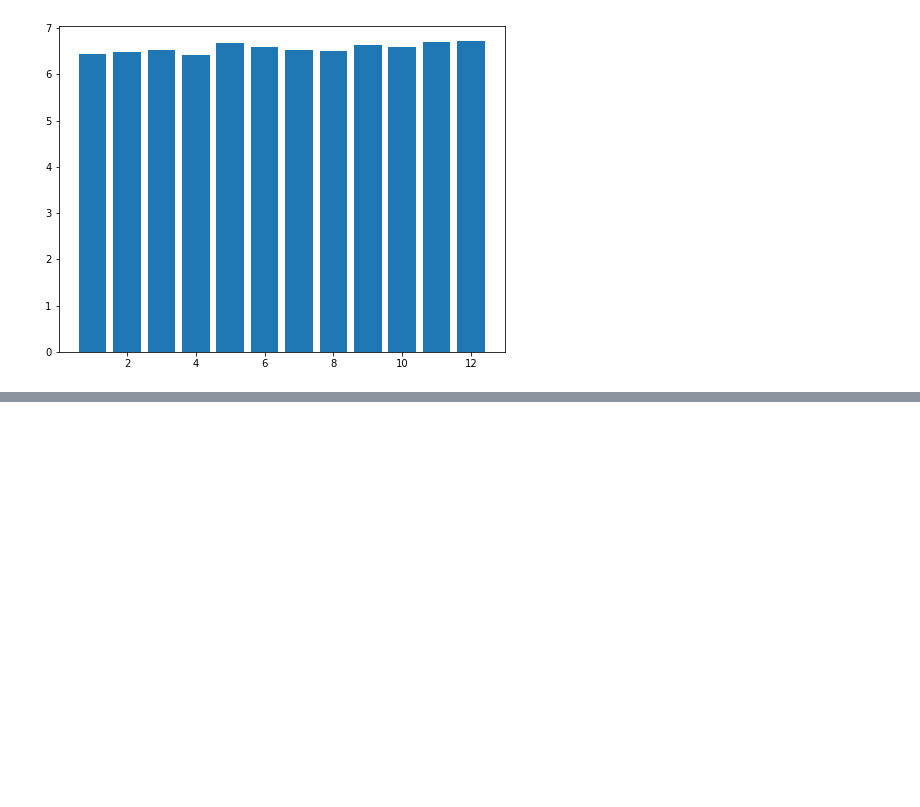
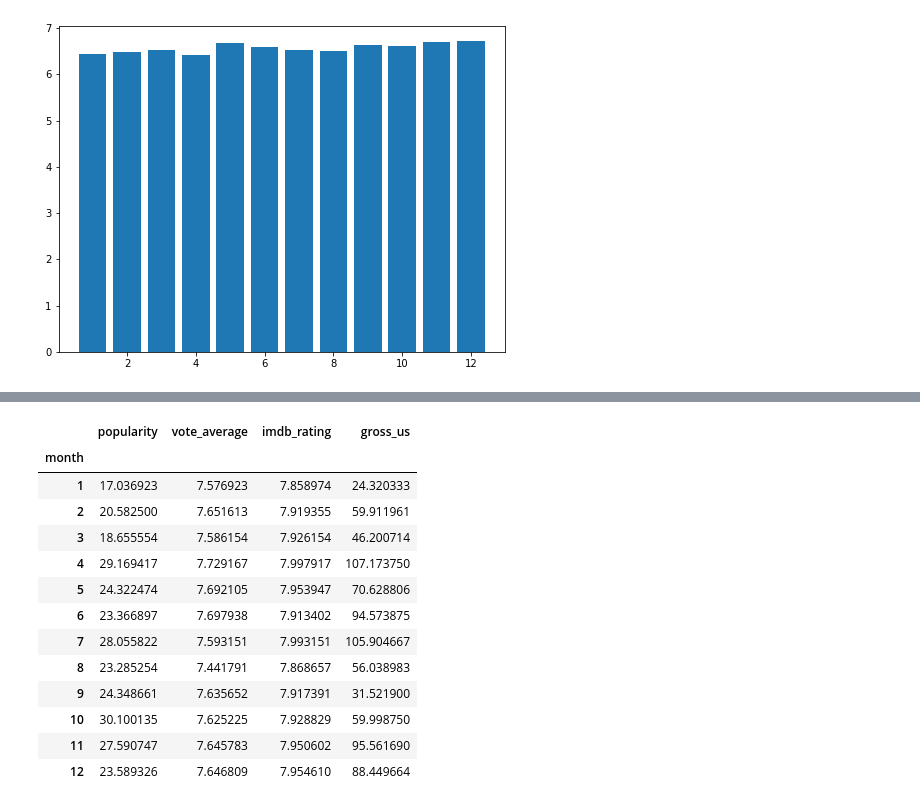
Before and after one commit to raizelistaken/MovieAnalysis, a Jupyter notebook: Date.ipynb, the cells around one changed output, grey strips where cells are left out. Saved outputs shown, nothing was run; the diff lists cells and outputs as text; code cells hidden in the pictures; blank space fills up the shorter version.

```diff
--- a/Date.ipynb
+++ b/Date.ipynb
@@ -200,0 +270,18 @@ ax.bar(x,y)
+# %%
+table = combined.groupby(['month']).mean().loc[:,['popularity', 'vote_average', 'imdb_rating', 'gross_us']]
+table
+# %% [output]
+|  | popularity | vote_average | imdb_rating | gross_us |
+| month |  |  |  |  |
+| 1 | 17.036923 | 7.576923 | 7.858974 | 24.320333 |
+| 2 | 20.582500 | 7.651613 | 7.919355 | 59.911961 |
+| 3 | 18.655554 | 7.586154 | 7.926154 | 46.200714 |
+| 4 | 29.169417 | 7.729167 | 7.997917 | 107.173750 |
+| 5 | 24.322474 | 7.692105 | 7.953947 | 70.628806 |
+| 6 | 23.366897 | 7.697938 | 7.913402 | 94.573875 |
+| 7 | 28.055822 | 7.593151 | 7.993151 | 105.904667 |
+| 8 | 23.285254 | 7.441791 | 7.868657 | 56.038983 |
+| 9 | 24.348661 | 7.635652 | 7.917391 | 31.521900 |
+| 10 | 30.100135 | 7.625225 | 7.928829 | 59.998750 |
+| 11 | 27.590747 | 7.645783 | 7.950602 | 95.561690 |
+| 12 | 23.589326 | 7.646809 | 7.954610 | 88.449664 |
```
Also changed, not shown: parts of 13 cells of this notebook, 5 other files.
